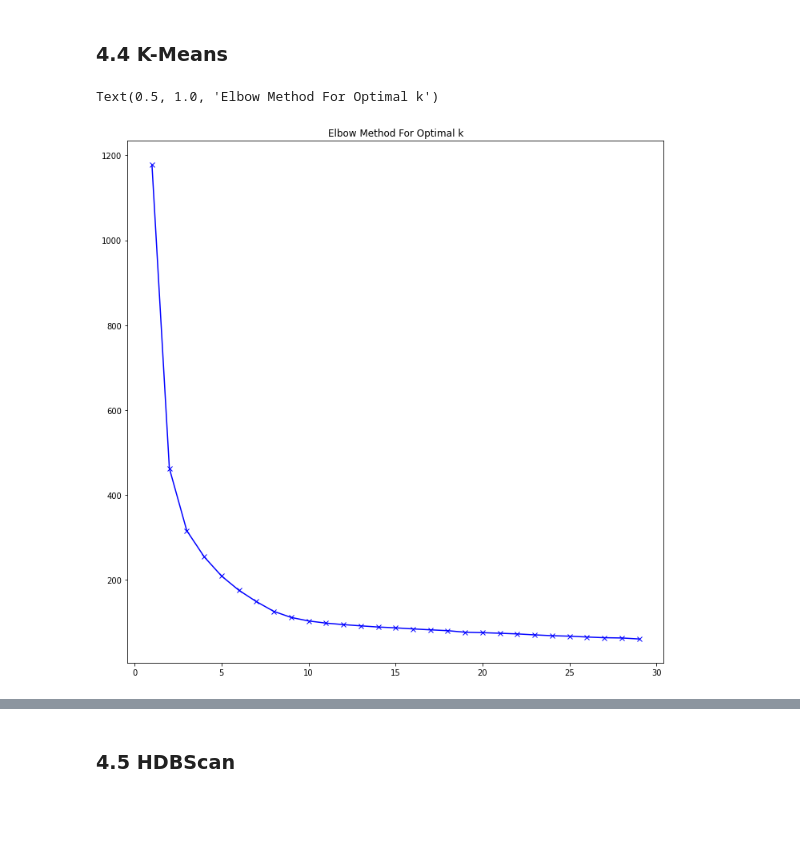
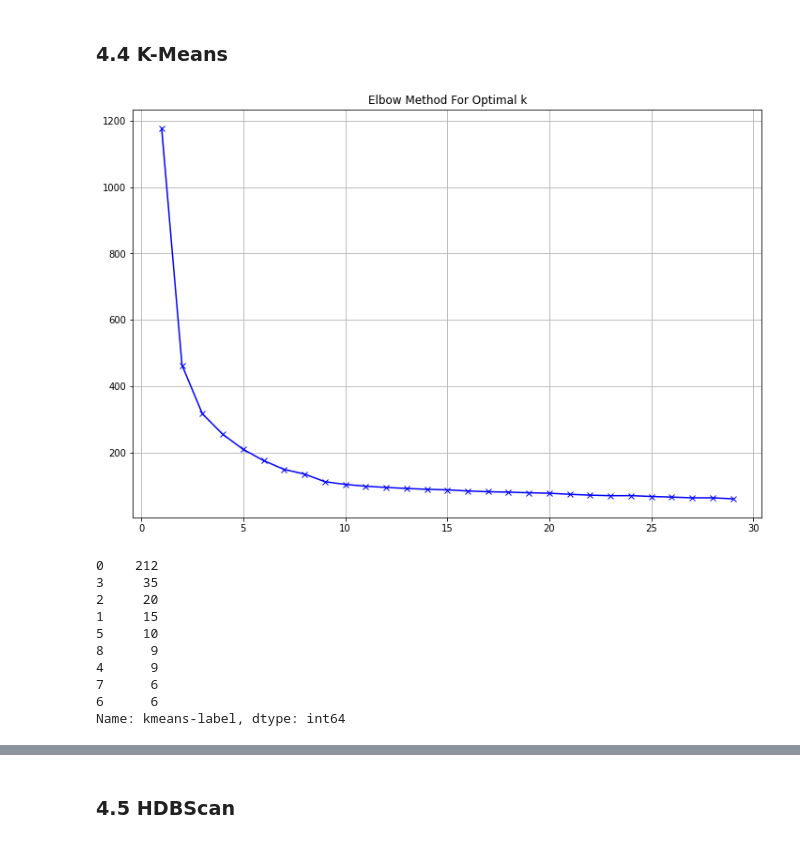
Before and after one commit to boringPpl/presidential-debates-comments-clustering, a Jupyter notebook: visualise_clusters.ipynb, the cells around one changed output, grey strips where cells are left out. Drawn from its saved outputs; the diff is of its cells as text; code cells hidden in the pictures; blank space fills up the shorter version.

Commit message:
Download kmeans cluster data

```diff
--- a/visualise_clusters.ipynb
+++ b/visualise_clusters.ipynb
@@ -282,15 +282,15 @@ Note that only the 1st and 2nd columns of the UMAP dataframe will be different f
 # %%
 from sklearn.cluster import KMeans
 
-fig, ax = plt.subplots(1, 1, figsize=(12, 12))
+fig, ax = plt.subplots(1, 1, figsize=(12, 8))
 Sum_of_squared_distances = []
 K = range(1,30)
 for k in K:
     km = KMeans(n_clusters=k)
     km = km.fit(df_vecs.T)
     Sum_of_squared_distances.append(km.inertia_)
 ax.plot(K, Sum_of_squared_distances, 'bx-')
 ax.set_title('Elbow Method For Optimal k')
+ax.grid(True)
 # %% [output]
-Text(0.5, 1.0, 'Elbow Method For Optimal k')
-[figure, old version]
+[figure, new version]
@@ -296,0 +299,13 @@ Text(0.5, 1.0, 'Elbow Method For Optimal k')
+# %%
+df['kmeans-label'].value_counts()
+# %% [output]
+0    212
+3     35
+2     20
+1     15
+5     10
+8      9
+4      9
+7      6
+6      6
+Name: kmeans-label, dtype: int64
```
Also changed, not shown: parts of 15 cells of this notebook, 1 other file.
